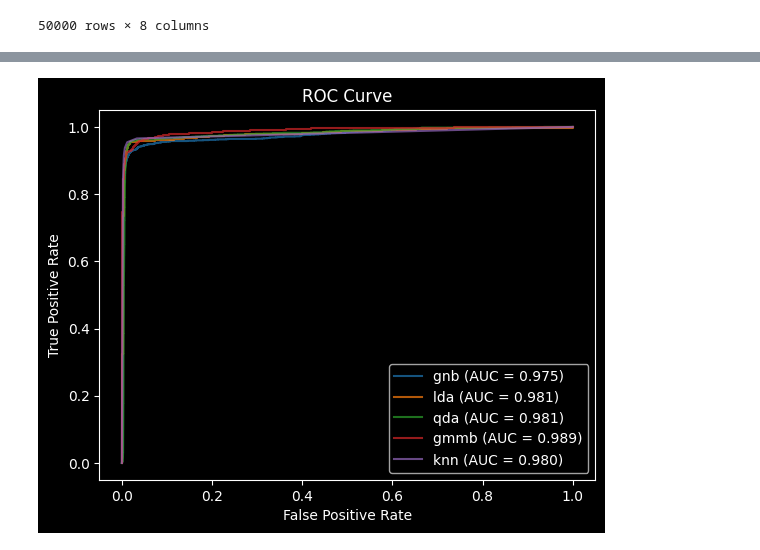
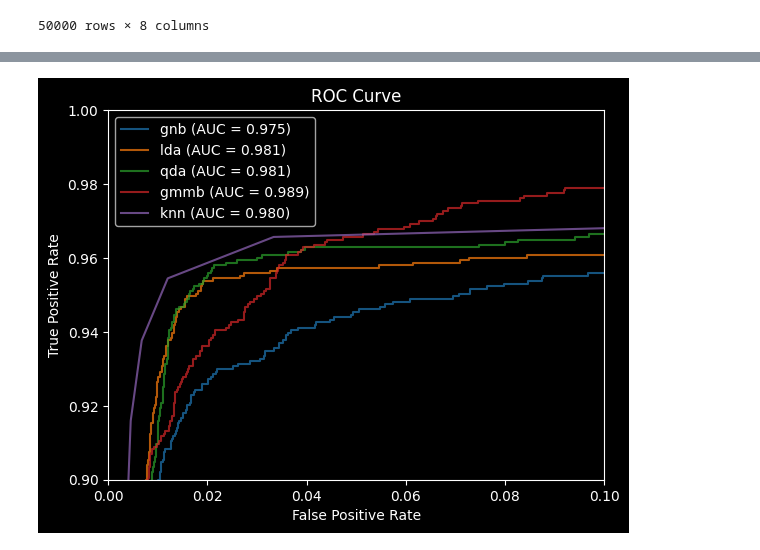
Before and after one commit to RiccardoFanton/astrostatistics_bicocca_2026, a Jupyter notebook: working/Lecture_19.ipynb, the cells around one changed output, grey strips where cells are left out. Cells and saved outputs as stored; diff of their text form; code cells hidden in the pictures.

```diff
--- a/working/Lecture_19.ipynb
+++ b/working/Lecture_19.ipynb
@@ -216,24 +216,26 @@ NOTE: all borders are rough because they are a 2D representation of a 4D space
 # %%
 plt.figure()
 models = {
     'gnb': gnb,
     'lda': lda,
     'qda': qda,
     'gmmb': gmmb,
     'knn': knn
 }
 
 for name, model in models.items():      #for every model we used before we calculate the ROC curve
     y_score = model.predict_proba(X_test)[:, 1]
     fpr, tpr, _ = roc_curve(y_test, y_score)
     roc_auc = auc(fpr, tpr)
 
     plt.plot(fpr, tpr, label=f'{name} (AUC = {roc_auc:.3f})', alpha=0.7)
 
 plt.xlabel('False Positive Rate')
 plt.ylabel('True Positive Rate')
 plt.title('ROC Curve')
 plt.legend()
+plt.xlim(0, 0.1)
+plt.ylim(0.9, 1.0)
 plt.show()
 # %% [output]
-[figure, old version]
+[figure, new version]
```
Also changed, not shown: parts of 1 cell of this notebook.
